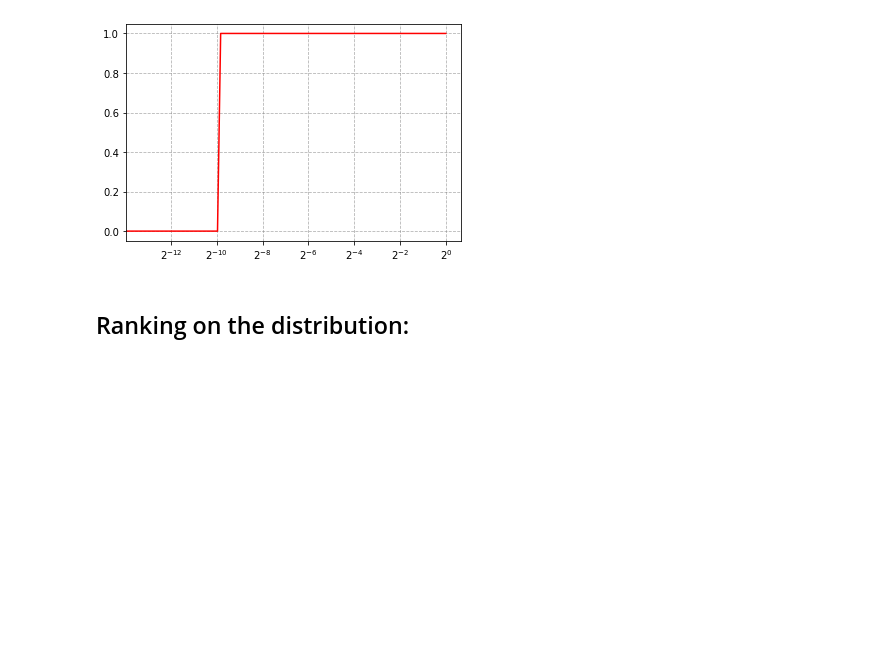
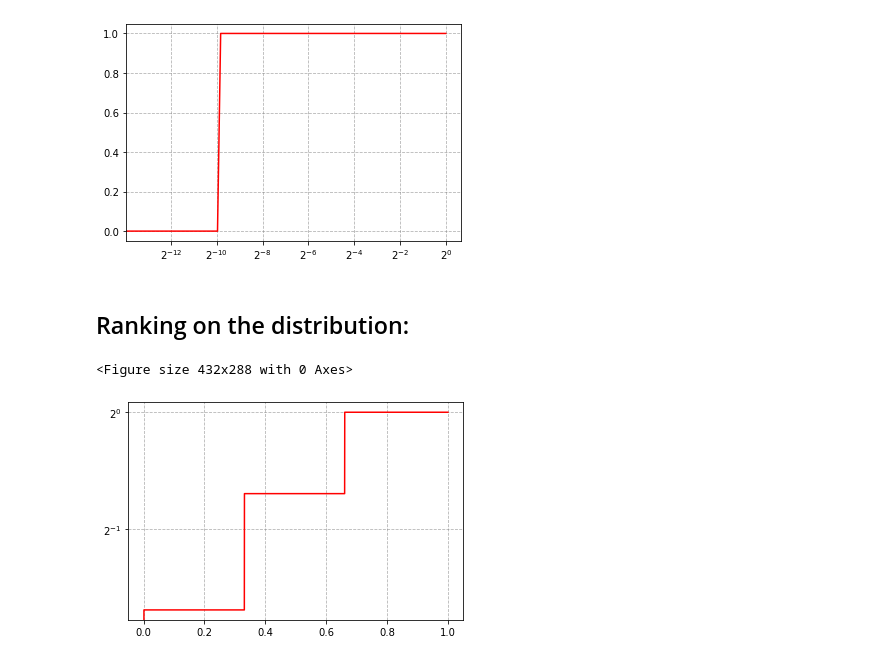
Before and after one commit to StonyBrookNLP/spiqa, a Jupyter notebook: quant_method_explain.ipynb, the cells around one changed output. Drawn from its saved outputs; the diff is of its cells as text; code cells hidden in the pictures; blank space fills up the shorter version.

Commit message:
partially fix bug in quant_method_explain

```diff
--- a/quant_method_explain.ipynb
+++ b/quant_method_explain.ipynb
@@ -90,0 +90,44 @@ ax.set_yscale('log', basey=2)
+# %%
+def rankingQuant(att, bits):
+    min_val = 1e-3
+    def ranking_search(row):
+        num_ranks = int(2.0**bits - 1)
+        thresholds = [1.0 / num_ranks * i for i in range(1, num_ranks)]
+        return [np.argmax(row > threshold) for threshold in thresholds]
+
+    # get fixed ranking position using numpy
+    hist_x_start, hist_x_end = log(min_val, 10), log(1, 10)
+    bin_edges = 10**np.linspace(hist_x_start, hist_x_end, 100+1)
+    atts_np = np.apply_along_axis(
+            lambda x: np.histogram(x, bin_edges, range=(min_val, 1.0))[0], -1,  att)
+    atts_np = np.cumsum(np.apply_along_axis(lambda a: a / np.sum(a) if np.sum(a) > 0 else a, -1, atts_np), axis=-1)
+    rank_idx = np.apply_along_axis(ranking_search, -1, atts_np)
+    ranking_map = np.apply_along_axis(lambda x: bin_edges[x], -1, rank_idx)
+    value_clamp_to = np.apply_along_axis(lambda x: bin_edges[x-1], -1, rank_idx)
+
+    # fixed ranking position, from histogram observation
+    zero_masks, compare_done_mask = np.ones(att.shape), np.ones(att.shape)
+    zero_masks[att<min_val] = 0.0
+    quant_att = np.zeros(att.shape)
+    for thres, val in zip(np.split(ranking_map, ranking_map.shape[-1], axis=-1), np.split(value_clamp_to, value_clamp_to.shape[-1], axis=-1)):
+        ranking_map_stacked = np.concatenate([thres]*quant_att.shape[-1], axis=-1)
+        val_stacked = np.concatenate([val]*quant_att.shape[-1], axis=-1)
+        quant_att += (att < ranking_map_stacked) * val_stacked * compare_done_mask
+        compare_done_mask = att >= ranking_map_stacked
+    quant_att += (att < 1.0) * 1.0 * compare_done_mask
+    quant_att = quant_att * zero_masks
+
+    return quant_att
+
+
+ranking_quant_dat = rankingQuant(dat, num_bits)
+plt.clf()
+fig, ax = plt.subplots()
+# ax.set_xscale('log', basex=2)
+ax.set_yscale('log', basey=2)
+ax.plot(dat, ranking_quant_dat, 'r-')
+ax.grid(linestyle='--', color='grey', alpha=0.6)
+plt.show()
+# %% [output]
+<Figure size 432x288 with 0 Axes>
+[figure, added]
```
Also changed, not shown: parts of 5 cells of this notebook, 1 other file.
